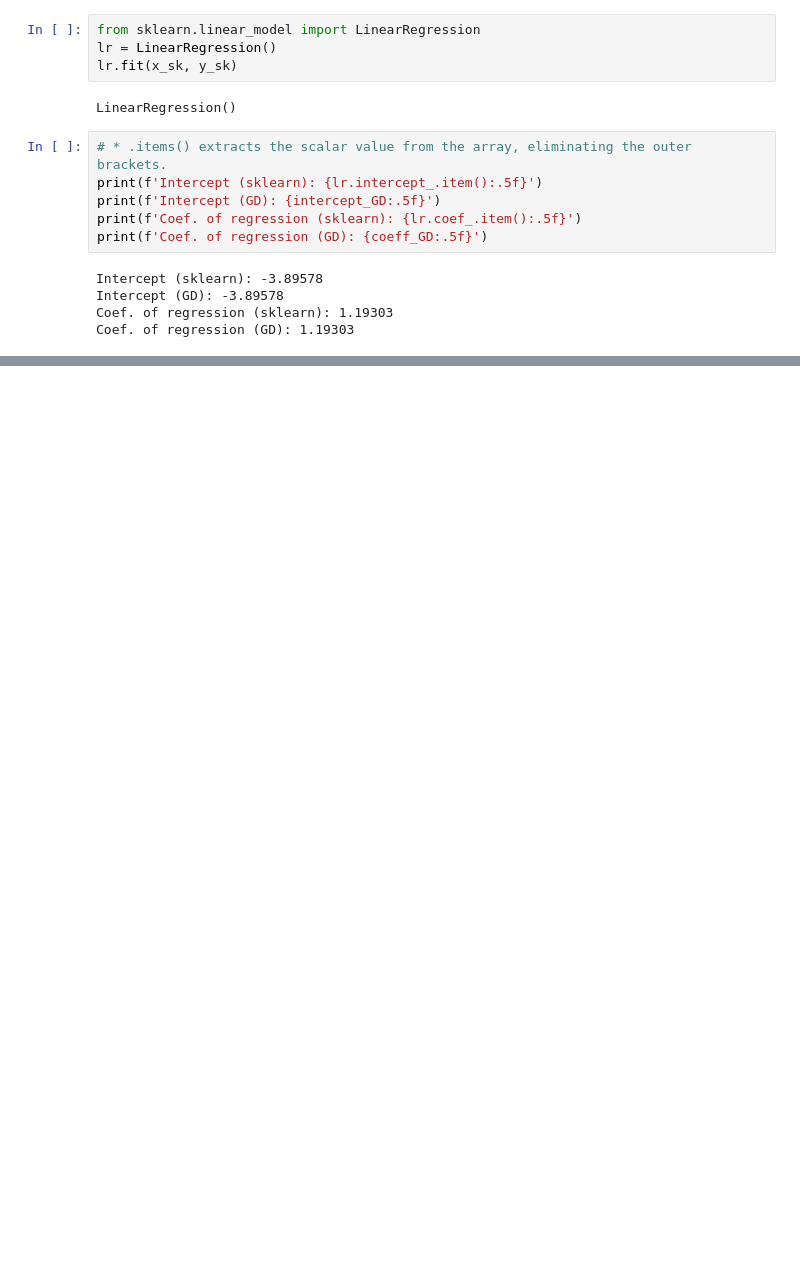
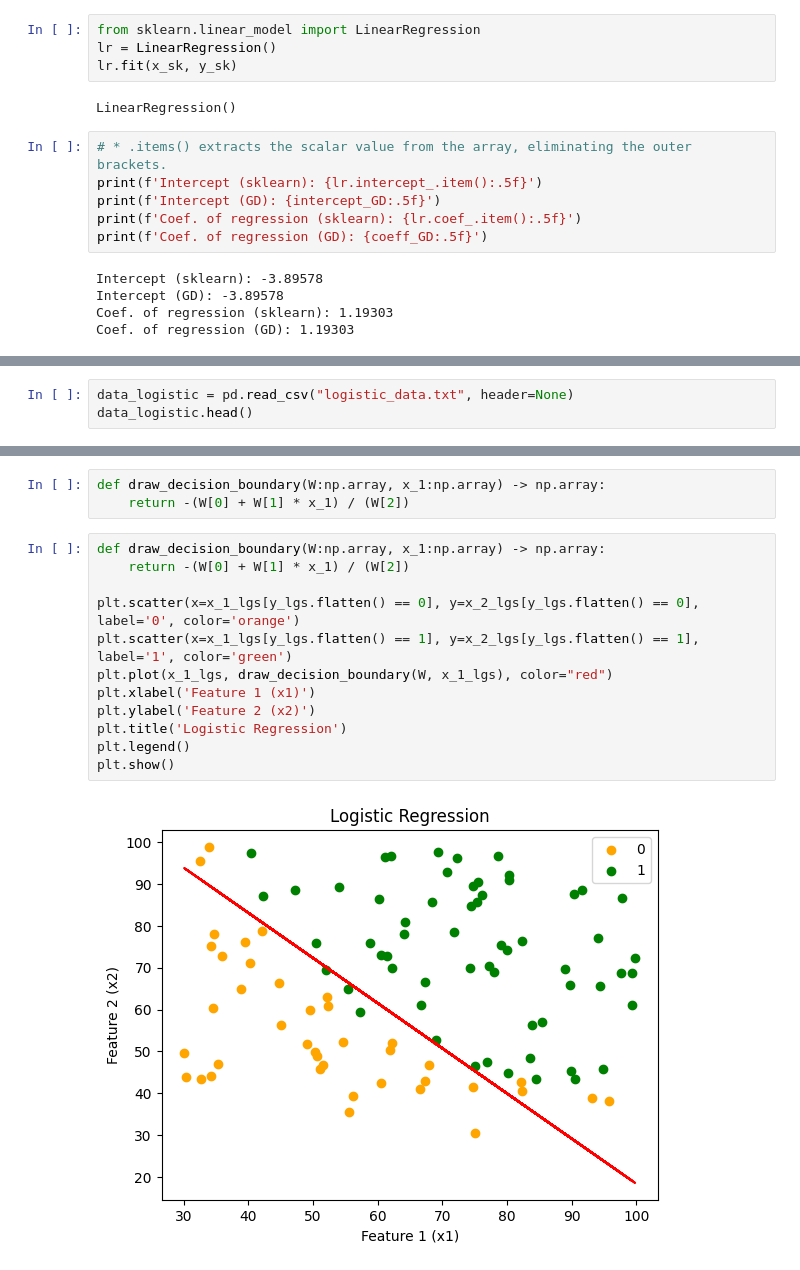
Before and after one commit to tsu76i/DS-playground, a Jupyter notebook: 2. Regression/2.1 Regression From Scratch/2.1_regression_from_scratch.ipynb, the cells around one changed output, grey strips where cells are left out. Saved outputs shown, nothing was run; the diff lists cells and outputs as text; blank space fills up the shorter version.

```diff
--- a/2. Regression/2.1 Regression From Scratch/2.1_regression_from_scratch.ipynb
+++ b/2. Regression/2.1 Regression From Scratch/2.1_regression_from_scratch.ipynb
@@ -217,0 +231,3 @@ Coef. of regression (GD): 1.19303
+# %%
+data_logistic = pd.read_csv("logistic_data.txt", header=None)
+data_logistic.head()
@@ -313,0 +410,17 @@ Accuracy: 95.00%
+# %%
+def draw_decision_boundary(W:np.array, x_1:np.array) -> np.array:
+    return -(W[0] + W[1] * x_1) / (W[2])
+# %%
+def draw_decision_boundary(W:np.array, x_1:np.array) -> np.array:
+    return -(W[0] + W[1] * x_1) / (W[2])
+
+plt.scatter(x=x_1_lgs[y_lgs.flatten() == 0], y=x_2_lgs[y_lgs.flatten() == 0], label='0', color='orange')
+plt.scatter(x=x_1_lgs[y_lgs.flatten() == 1], y=x_2_lgs[y_lgs.flatten() == 1], label='1', color='green')
+plt.plot(x_1_lgs, draw_decision_boundary(W, x_1_lgs), color="red")
+plt.xlabel('Feature 1 (x1)')
+plt.ylabel('Feature 2 (x2)')
+plt.title('Logistic Regression')
+plt.legend()
+plt.show()
+# %% [output]
+[figure, added]
```
Also changed, not shown: parts of 40 cells of this notebook.
